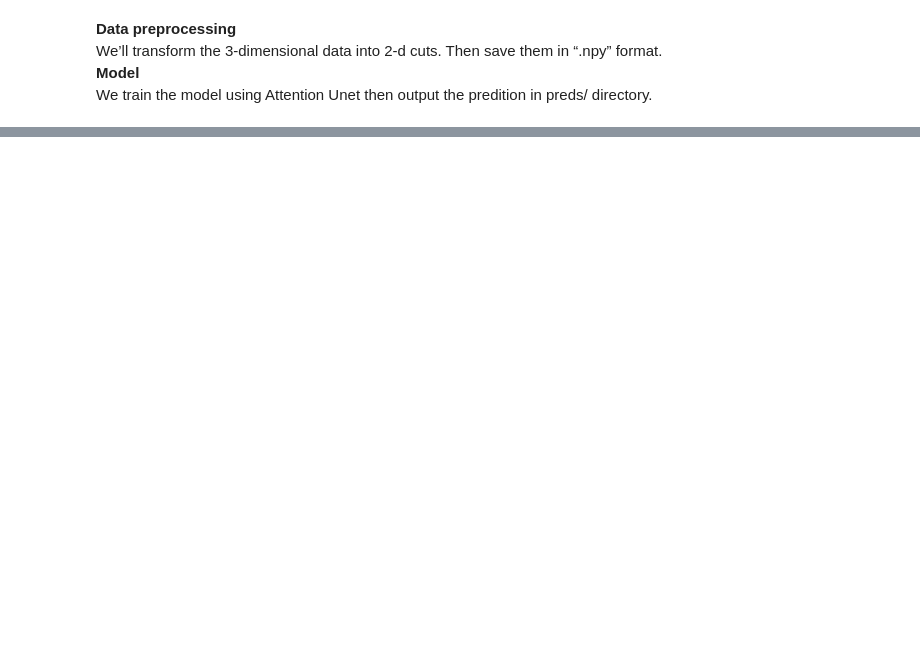
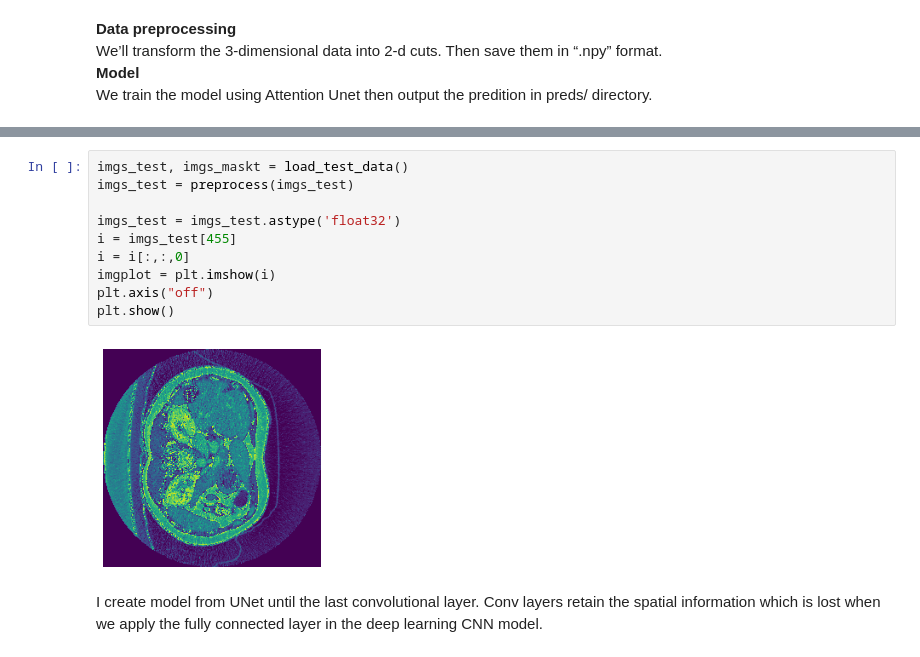
Before and after one commit to dautroc1/Medical-segmentation, a Jupyter notebook: MedicalSegmentation.ipynb, the cells around one changed output, grey strips where cells are left out. Saved outputs shown, nothing was run; the diff lists cells and outputs as text; blank space fills up the shorter version.

```diff
--- a/MedicalSegmentation.ipynb
+++ b/MedicalSegmentation.ipynb
@@ -321,0 +328,14 @@ plt.show()
+# %%
+imgs_test, imgs_maskt = load_test_data()
+imgs_test = preprocess(imgs_test)
+
+imgs_test = imgs_test.astype('float32')
+i = imgs_test[455]
+i = i[:,:,0]
+imgplot = plt.imshow(i)
+plt.axis("off")
+plt.show()
+# %% [output]
+[figure, added]
+# %% [markdown]
+I create model from UNet until the last convolutional layer. Conv layers retain the spatial information which is lost when we apply the fully connected layer in the deep learning CNN model.
```
Also changed, not shown: parts of 11 cells of this notebook.
